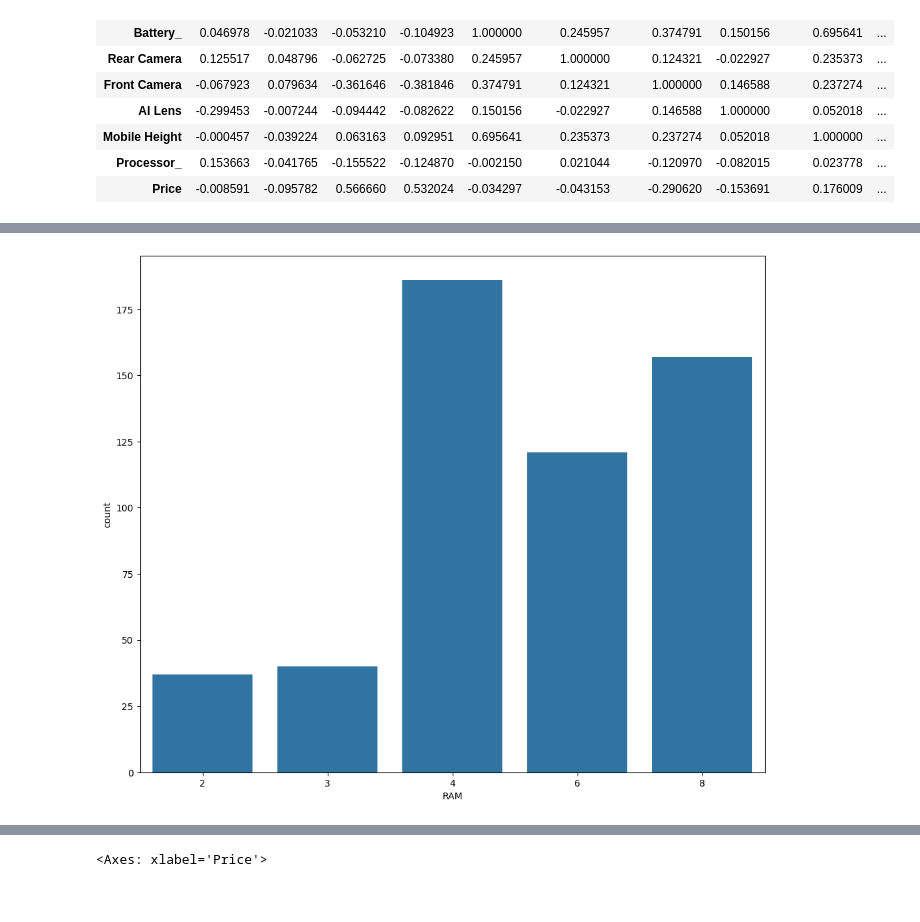
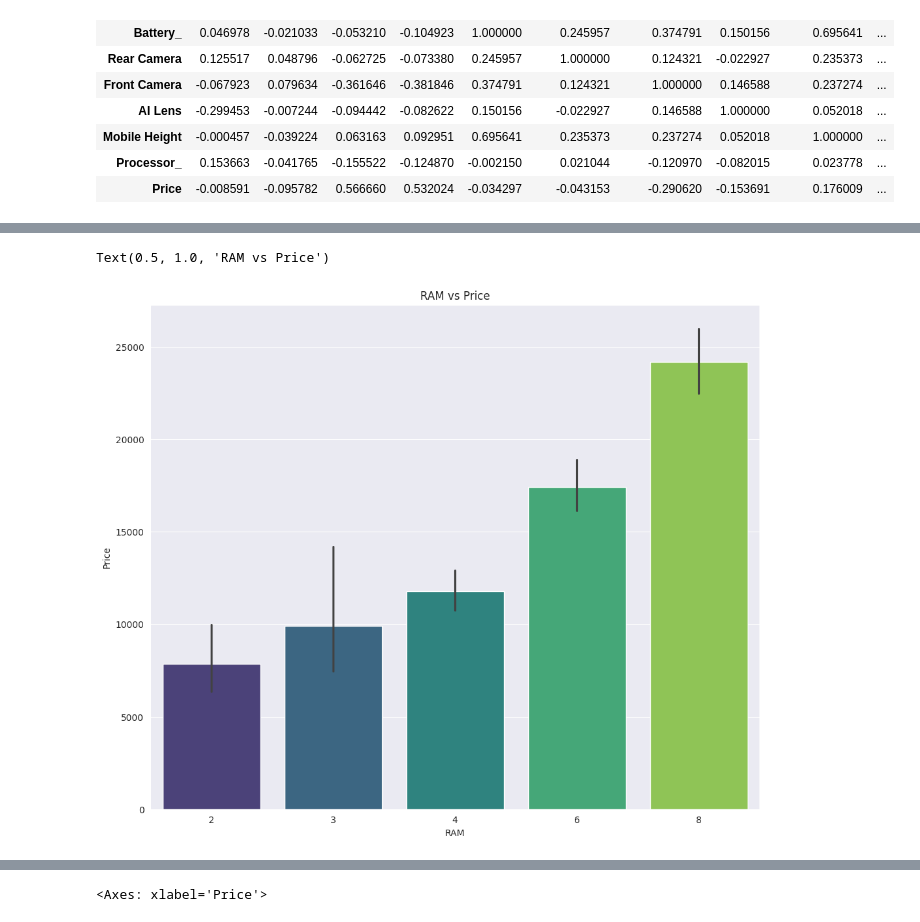
Before and after one commit to Deb052024/Machine-Prediction, a Jupyter notebook: Mobile_Handset_Price.ipynb, the cells around one changed output, grey strips where cells are left out. Saved outputs shown, nothing was run; the diff lists cells and outputs as text; code cells hidden in the pictures.

```diff
--- a/Mobile_Handset_Price.ipynb
+++ b/Mobile_Handset_Price.ipynb
@@ -485,0 +514,8 @@ df_final.corr()
+# %%
+plt.figure(figsize=(10,10))
+sns.countplot(x='RAM',data=df, palette='viridis')
+sns.set_style('dark')
+plt.xlabel('RAM')
+plt.ylabel('Count of RAM')
+plt.title('RAM Distribution')
+#Maximum Cell phones with 4 GB memory, followed by 8 GB Memory
@@ -486,6 +525,10 @@ df_final.corr()
 # %%
 plt.figure(figsize=(12,10))
-sns.countplot(x=df['RAM'])
+sns.barplot(x=df['RAM'],y=df['Price'],palette='viridis')
 sns.set_style('darkgrid')
+plt.xlabel('RAM')
+plt.ylabel('Price')
+plt.title('RAM vs Price')
 # %% [output]
+Text(0.5, 1.0, 'RAM vs Price')
-[figure, old version]
+[figure, new version]
```
Also changed, not shown: parts of 30 cells of this notebook.
